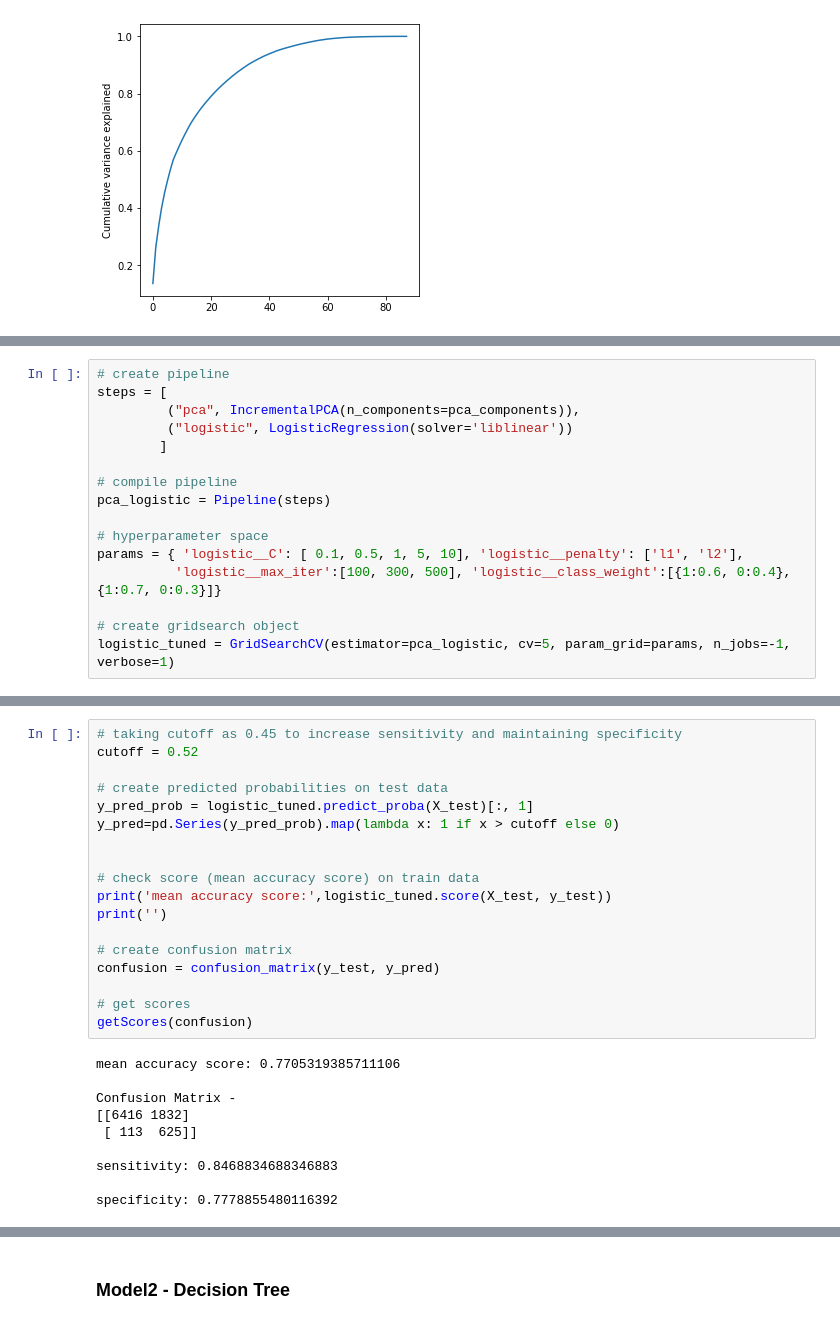
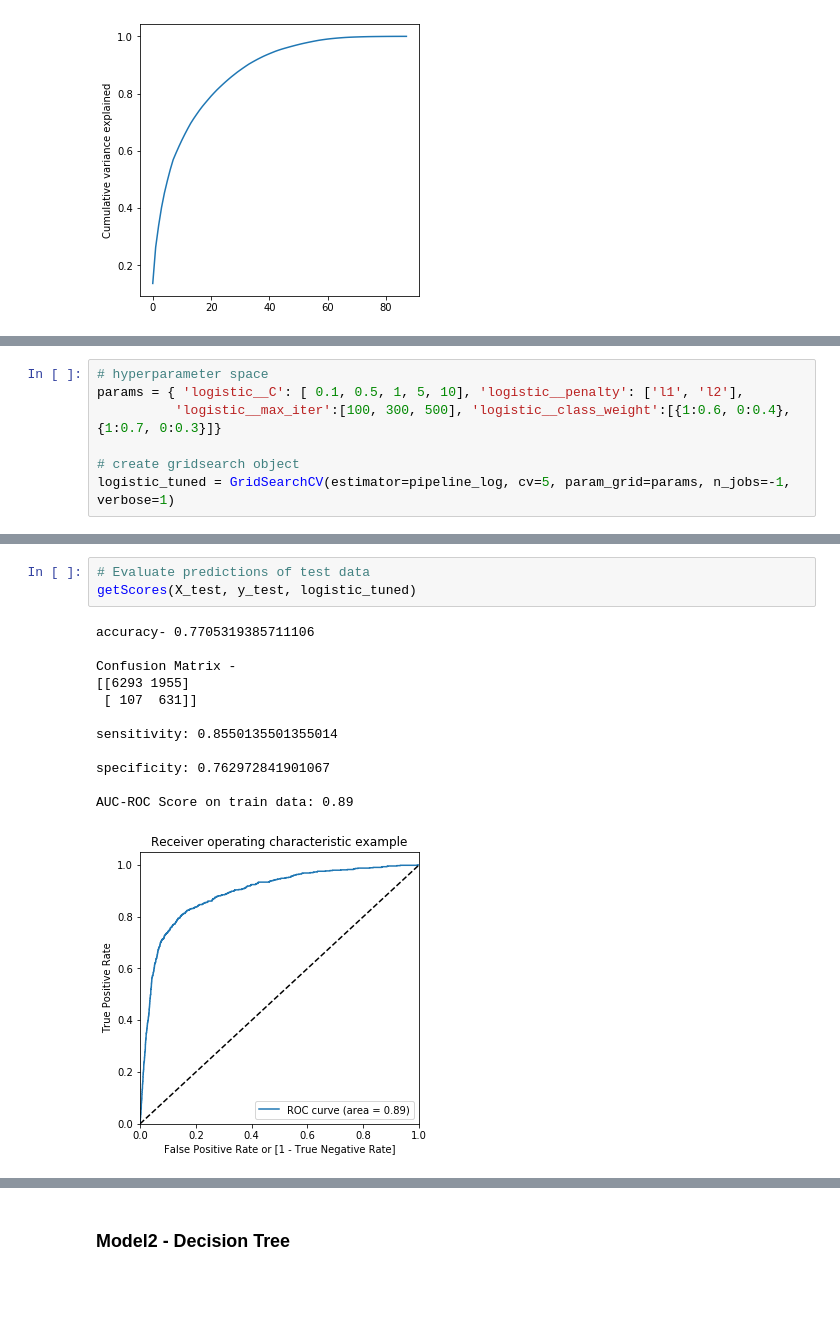
Before and after one commit to kartik173/Telecom_Churn_Predictions, a Jupyter notebook: Telecom_final.ipynb, the cells around one changed output, grey strips where cells are left out. Drawn from its saved outputs; the diff is of its cells as text; blank space fills up the shorter version.

```diff
--- a/Telecom_final.ipynb
+++ b/Telecom_final.ipynb
@@ -899,19 +895,10 @@ __Tuning hyper parameter__
 # %%
-# create pipeline
-steps = [
-         ("pca", IncrementalPCA(n_components=pca_components)),
-         ("logistic", LogisticRegression(solver='liblinear'))
-        ]
-
-# compile pipeline
-pca_logistic = Pipeline(steps)
-
 # hyperparameter space
 params = { 'logistic__C': [ 0.1, 0.5, 1, 5, 10], 'logistic__penalty': ['l1', 'l2'],
           'logistic__max_iter':[100, 300, 500], 'logistic__class_weight':[{1:0.6, 0:0.4}, {1:0.7, 0:0.3}]}
 
 # create gridsearch object
-logistic_tuned = GridSearchCV(estimator=pca_logistic, cv=5, param_grid=params, n_jobs=-1, verbose=1)
+logistic_tuned = GridSearchCV(estimator=pipeline_log, cv=5, param_grid=params, n_jobs=-1, verbose=1)
 # %%
 logistic_tuned.fit(X_train, y_train)
 # %% [output]
@@ -1029,29 +928,17 @@ cutoff_df.plot.line(y=['accuracy','sensitivity','specificity'], figsize=(10,5))
-# %%
-# taking cutoff as 0.45 to increase sensitivity and maintaining specificity
-cutoff = 0.52
-
-# create predicted probabilities on test data
-y_pred_prob = logistic_tuned.predict_proba(X_test)[:, 1]
-y_pred=pd.Series(y_pred_prob).map(lambda x: 1 if x > cutoff else 0)
-
-
-# check score (mean accuracy score) on train data
-print('mean accuracy score:',logistic_tuned.score(X_test, y_test))
-print('')
-
-# create confusion matrix
-confusion = confusion_matrix(y_test, y_pred)
-
-# get scores
-getScores(confusion)
-# %% [output]
-mean accuracy score: 0.7705319385711106
-
-Confusion Matrix -
-[[6416 1832]
- [ 113  625]]
-
-sensitivity: 0.8468834688346883
-
-specificity: 0.7778855480116392
+# %%
+# Evaluate predictions of test data
+getScores(X_test, y_test, logistic_tuned)
+# %% [output]
+accuracy- 0.7705319385711106
+
+Confusion Matrix -
+[[6293 1955]
+ [ 107  631]]
+
+sensitivity: 0.8550135501355014
+
+specificity: 0.762972841901067
+
+AUC-ROC Score on train data: 0.89
+[figure, added]
 # %% [markdown]
```
Also changed, not shown: parts of 92 cells of this notebook.
